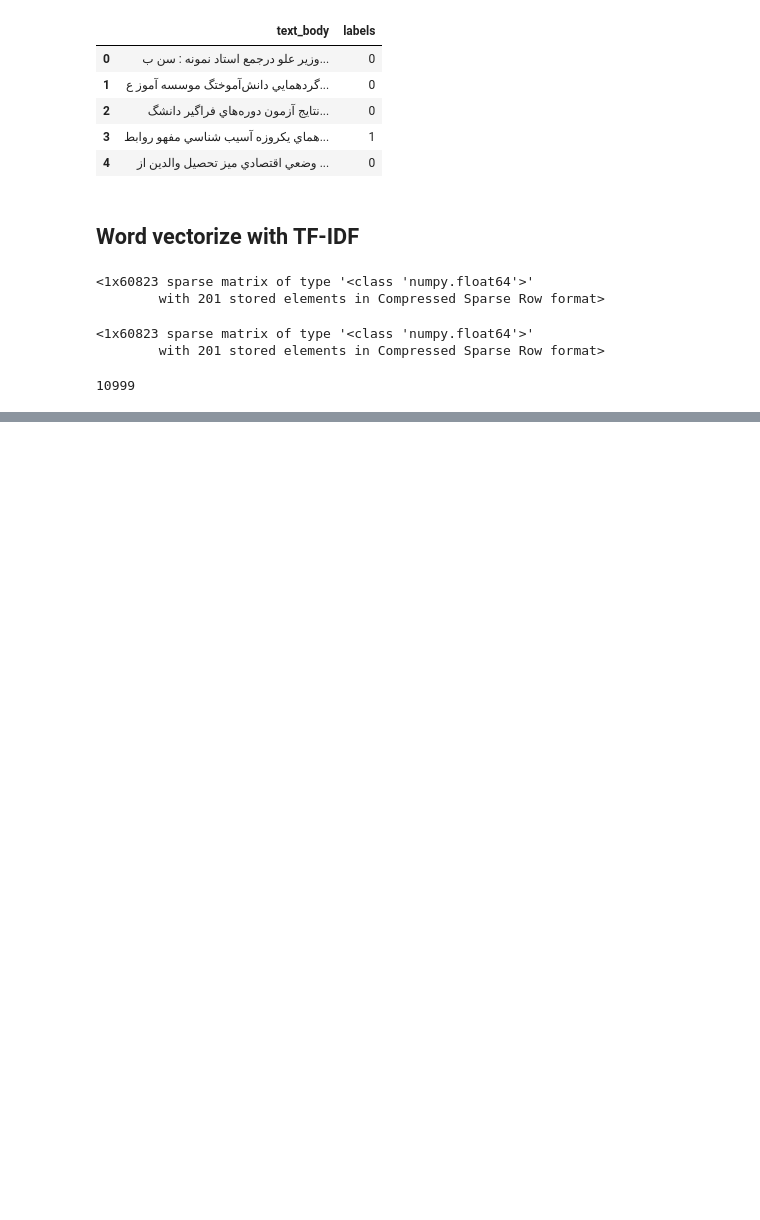
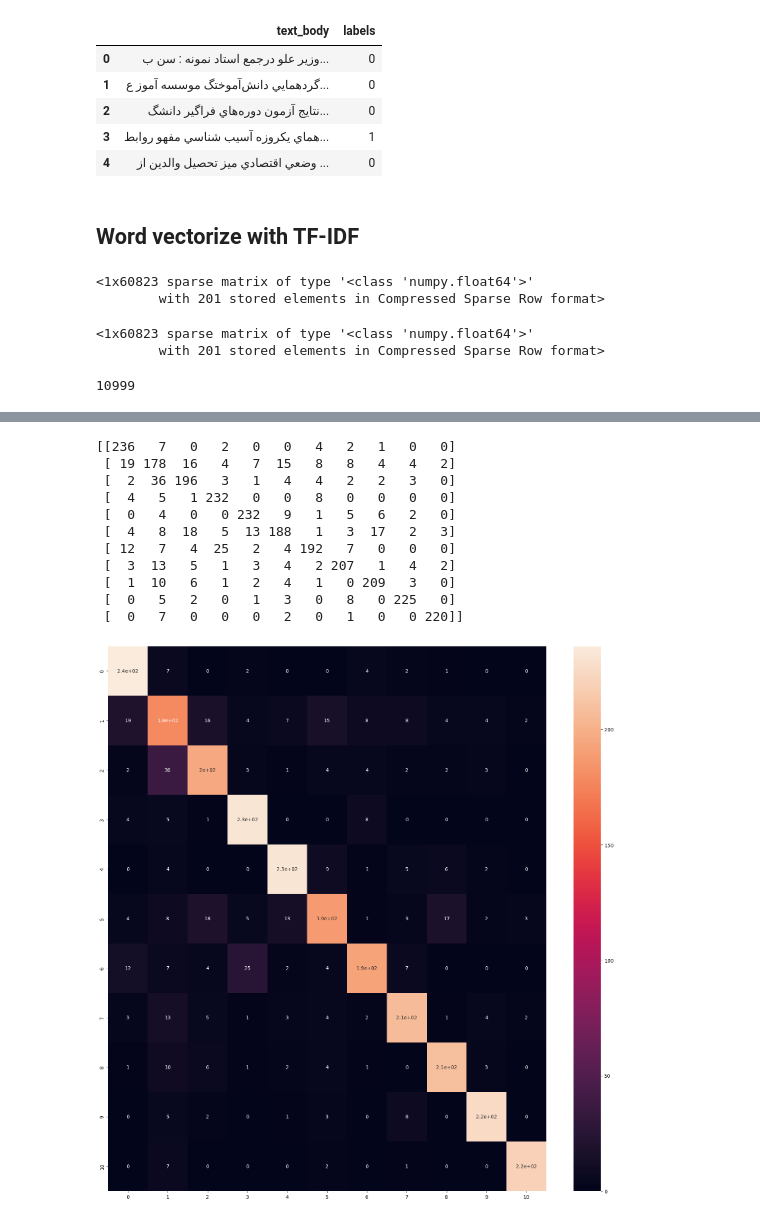
Before and after one commit to Parhamazs/persian-comment-clustering, a Jupyter notebook: Text_Mining/classification.ipynb, the cells around one changed output, grey strips where cells are left out. Saved outputs shown, nothing was run; the diff lists cells and outputs as text; code cells hidden in the pictures; blank space fills up the shorter version.

Commit message:
Train model
Train our SVM machine learning model on train data and evaluate model predicts

```diff
--- a/Text_Mining/classification.ipynb
+++ b/Text_Mining/classification.ipynb
@@ -123,0 +126,5 @@ len(Y)
+# %%
+from sklearn.model_selection import train_test_split
+
+
+X_train,X_test,Y_train,Y_test = train_test_split(X,Y)
@@ -123,0 +133,5 @@ len(Y)
+# %%
+from sklearn import svm
+
+svmc = svm.SVC()
+svmc.fit(X_train,Y_train)
@@ -123,0 +142,4 @@ len(Y)
+# %%
+from sklearn.metrics import classification_report, confusion_matrix
+
+Y_pred = svmc.predict(X_test)
@@ -123,0 +166,20 @@ len(Y)
+# %%
+import seaborn as sns
+import matplotlib.pyplot as plt
+
+plt.figure(figsize=(20,20))
+sns.heatmap(confusion_matrix(Y_test,Y_pred), annot=True)
+print(confusion_matrix(Y_test,Y_pred))
+# %% [output]
+[[236   7   0   2   0   0   4   2   1   0   0]
+ [ 19 178  16   4   7  15   8   8   4   4   2]
+ [  2  36 196   3   1   4   4   2   2   3   0]
+ [  4   5   1 232   0   0   8   0   0   0   0]
+ [  0   4   0   0 232   9   1   5   6   2   0]
+ [  4   8  18   5  13 188   1   3  17   2   3]
+ [ 12   7   4  25   2   4 192   7   0   0   0]
+ [  3  13   5   1   3   4   2 207   1   4   2]
+ [  1  10   6   1   2   4   1   0 209   3   0]
+ [  0   5   2   0   1   3   0   8   0 225   0]
+ [  0   7   0   0   0   2   0   1   0   0 220]]
+[figure, added]
```
Also changed, not shown: parts of 5 cells of this notebook.
